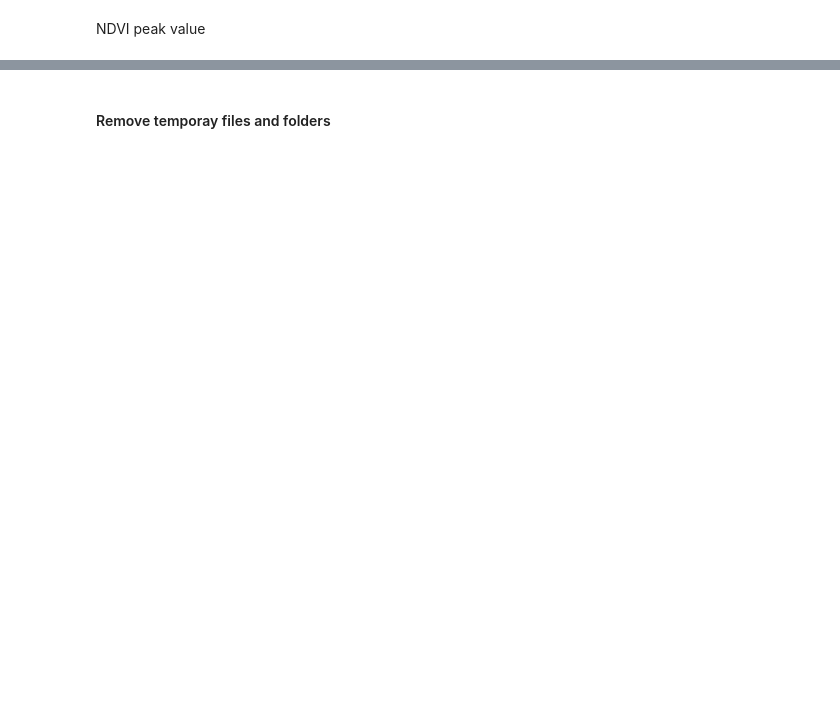
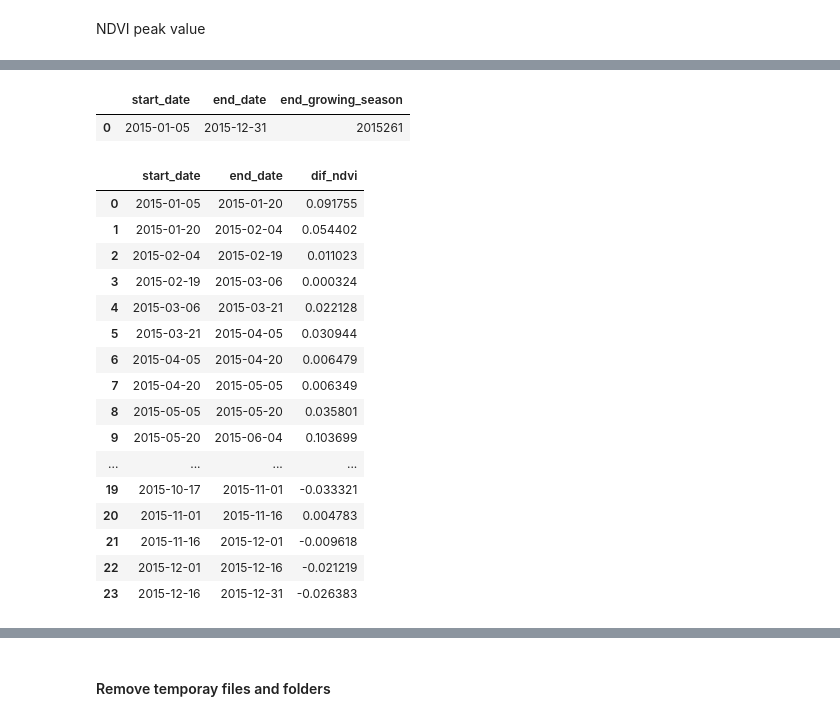
Before and after one commit to ec-better/ewf-ext-02-03-02, a Jupyter notebook: src/main/app-resources/notebook/libexec/input.ipynb, the cells around one changed output, grey strips where cells are left out. Saved outputs shown, nothing was run; the diff lists cells and outputs as text; code cells hidden in the pictures; blank space fills up the shorter version.

```diff
--- a/src/main/app-resources/notebook/libexec/input.ipynb
+++ b/src/main/app-resources/notebook/libexec/input.ipynb
@@ -286,0 +410,4 @@ def write_properties_file(output_name, first_date, last_date, region_of_interest
+# %%
+if check_results:
+    # filter ndvi TM of a pixel
+    dates_inter, ndvi_inter = ndvi_filter (dates, ndvi_values)
@@ -286,0 +435,7 @@ def write_properties_file(output_name, first_date, last_date, region_of_interest
+# %%
+# create an empty list of images to store interpolated ndvi data
+
+ndvi_img_inter = []
+
+for i in range(25):
+    ndvi_img_inter.append(np.full_like(img_mat_list[0].data, -9999.0))
@@ -700,23 +955,0 @@ Output NDVI peak value
-# %%
-var_name = 'cumulative'
-
-start_date_str = str(dates[0].year) + add0(str(dates[0].month)) + add0(str(dates[0].day))
-
-first_part = input_identifiers[0][0:9]
-second_part = input_identifiers[0][35:-4]
-
-
-for idx, img in enumerate(cumulative_matrix_img_list):
-
-    end_date_str = str(dates[idx].year) + add0(str(dates[idx].month)) + add0(str(dates[idx].day))
-
-
-    cum_ndvi_img_name = '_'.join([first_part, second_part, var_name, start_date_str, end_date_str]) + '.tif'
-
-    cum_ndvi_img_name = os.path.join(output_folder, cum_ndvi_img_name)
-
-    print(cum_ndvi_img_name)
-
-    write_output_image(cum_ndvi_img_name, img, 'GTiff', data_type, None, projection, geotransform, no_data_value)
-
-    write_properties_file(cum_ndvi_img_name, dates[0], dates[idx], regionOfInterest['value'])
@@ -758,0 +997,40 @@ Output End date of the growing season
+# %%
+#end_date_img_ma.mean()
+
+col_names = ['start_date', 'end_date', 'end_growing_season']
+end_date_parcel = pd.DataFrame(columns=col_names)
+end_date_parcel = end_date_parcel.append({'start_date': dates_inter[0], 'end_date': dates_inter[-1], 'end_growing_season': int(end_date_img_ma.mean())}, ignore_index=True)
+
+end_date_parcel
+# %% [output]
+|  | start_date | end_date | end_growing_season |
+| 0 | 2015-01-05 | 2015-12-31 | 2015261 |
+# %%
+#[mat.mean() for mat in dif_matrix_img_list]
+
+col_names = ['start_date', 'end_date', 'dif_ndvi']
+dif_ndvi_parcel = pd.DataFrame(columns=col_names)
+
+for idx in range(len(dates_inter)-1):
+
+    dif_ndvi_parcel = dif_ndvi_parcel.append({'start_date': dates_inter[idx], 'end_date': dates_inter[idx+1], 'dif_ndvi': dif_matrix_img_list[idx].mean()}, ignore_index=True)
+
+dif_ndvi_parcel
+# %% [output]
+|  | start_date | end_date | dif_ndvi |
+| 0 | 2015-01-05 | 2015-01-20 | 0.091755 |
+| 1 | 2015-01-20 | 2015-02-04 | 0.054402 |
+| 2 | 2015-02-04 | 2015-02-19 | 0.011023 |
+| 3 | 2015-02-19 | 2015-03-06 | 0.000324 |
+| 4 | 2015-03-06 | 2015-03-21 | 0.022128 |
+| 5 | 2015-03-21 | 2015-04-05 | 0.030944 |
+| 6 | 2015-04-05 | 2015-04-20 | 0.006479 |
+| 7 | 2015-04-20 | 2015-05-05 | 0.006349 |
+| 8 | 2015-05-05 | 2015-05-20 | 0.035801 |
+| 9 | 2015-05-20 | 2015-06-04 | 0.103699 |
+| ... | ... | ... | ... |
+| 19 | 2015-10-17 | 2015-11-01 | -0.033321 |
+| 20 | 2015-11-01 | 2015-11-16 | 0.004783 |
+| 21 | 2015-11-16 | 2015-12-01 | -0.009618 |
+| 22 | 2015-12-01 | 2015-12-16 | -0.021219 |
+| 23 | 2015-12-16 | 2015-12-31 | -0.026383 |
```
Also changed, not shown: parts of 85 cells of this notebook, 2 other files.
